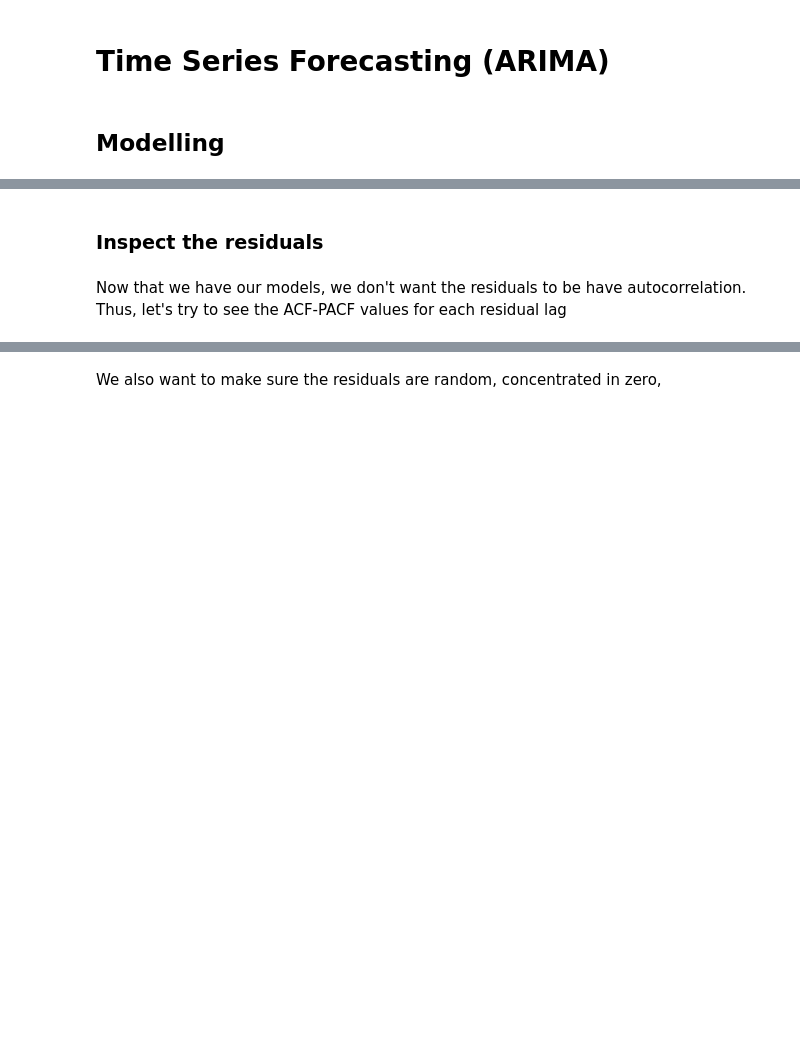
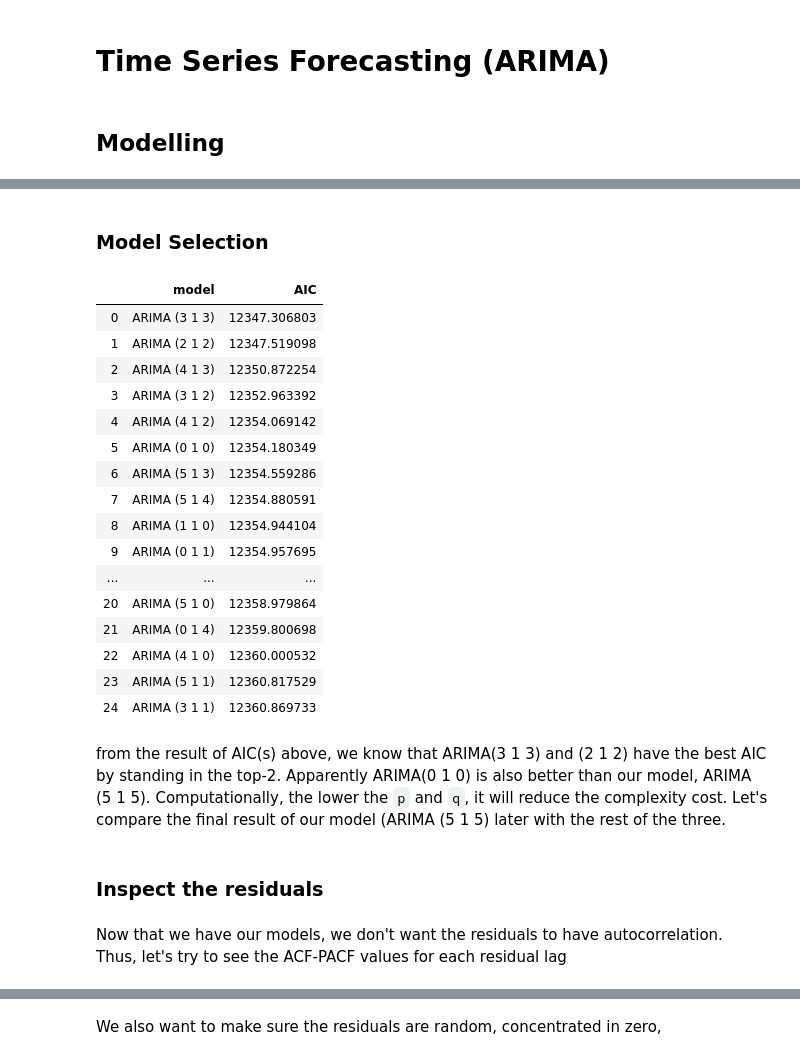
Before and after one commit to iqbalbasyar/time-series-analysis-with-python, a Jupyter notebook: Timeseries Analysis.ipynb, the cells around one changed output, grey strips where cells are left out. Drawn from its saved outputs; the diff is of its cells as text; code cells hidden in the pictures; blank space fills up the shorter version.

```diff
--- a/Timeseries Analysis.ipynb
+++ b/Timeseries Analysis.ipynb
@@ -356,0 +389,39 @@ MA.5           -0.0802           +1.0074j            1.0106            0.2626
+# %% [markdown]
+### Model Selection
+# %%
+p = q = range(0, 6)
+d = 1
+pdq = list(itertools.product(p, [d], q))
+# %%
+results = []
+models = []
+for param in pdq:
+    _model = ARIMA(x_train.data['Close'].values, order=param)
+    try:
+        results.append(_model.fit().aic)
+        models.append('ARIMA (' + ' '.join(list(map(str, param)))+')')
+    except:
+        pass
+# %%
+all_model = pd.DataFrame(list(zip(models, results)), columns=['model', 'AIC'])
+all_model.sort_values(by='AIC').reset_index(drop=True)
+# %% [output]
+|  | model | AIC |
+| 0 | ARIMA (3 1 3) | 12347.306803 |
+| 1 | ARIMA (2 1 2) | 12347.519098 |
+| 2 | ARIMA (4 1 3) | 12350.872254 |
+| 3 | ARIMA (3 1 2) | 12352.963392 |
+| 4 | ARIMA (4 1 2) | 12354.069142 |
+| 5 | ARIMA (0 1 0) | 12354.180349 |
+| 6 | ARIMA (5 1 3) | 12354.559286 |
+| 7 | ARIMA (5 1 4) | 12354.880591 |
+| 8 | ARIMA (1 1 0) | 12354.944104 |
+| 9 | ARIMA (0 1 1) | 12354.957695 |
+| ... | ... | ... |
+| 20 | ARIMA (5 1 0) | 12358.979864 |
+| 21 | ARIMA (0 1 4) | 12359.800698 |
+| 22 | ARIMA (4 1 0) | 12360.000532 |
+| 23 | ARIMA (5 1 1) | 12360.817529 |
+| 24 | ARIMA (3 1 1) | 12360.869733 |
+# %% [markdown]
+from the result of AIC(s) above, we know that ARIMA(3 1 3) and (2 1 2) have the best AIC by standing in the top-2. Apparently  ARIMA(0 1 0) is also better than our model, ARIMA (5 1 5). Computationally, the lower the `p` and `q`, it will reduce the complexity cost. Let's compare the final result of our model (ARIMA (5 1 5) later with the rest of the three.
@@ -357,7 +432,7 @@ MA.5           -0.0802           +1.0074j            1.0106            0.2626
 # %% [markdown]
 ### Inspect the residuals
 # %% [markdown]
-Now that we have our models, we don't want the residuals to be have autocorrelation. Thus, let's try to see the ACF-PACF values for each residual lag
+Now that we have our models, we don't want the residuals to have autocorrelation. Thus, let's try to see the ACF-PACF values for each residual lag
 # %%
 residuals = pd.DataFrame(result_arima.resid)
 # %%
```
Also changed, not shown: parts of 38 cells of this notebook.
